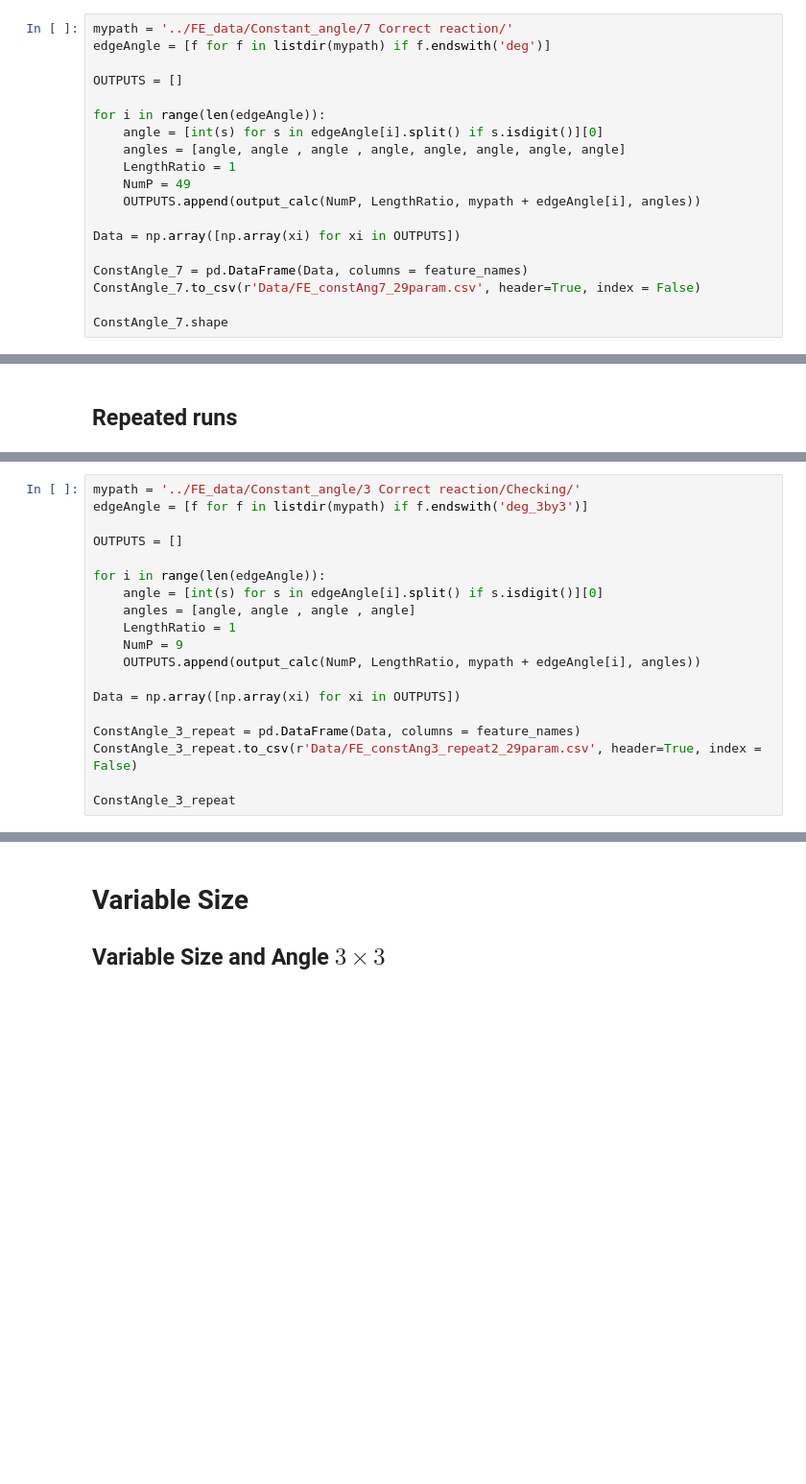
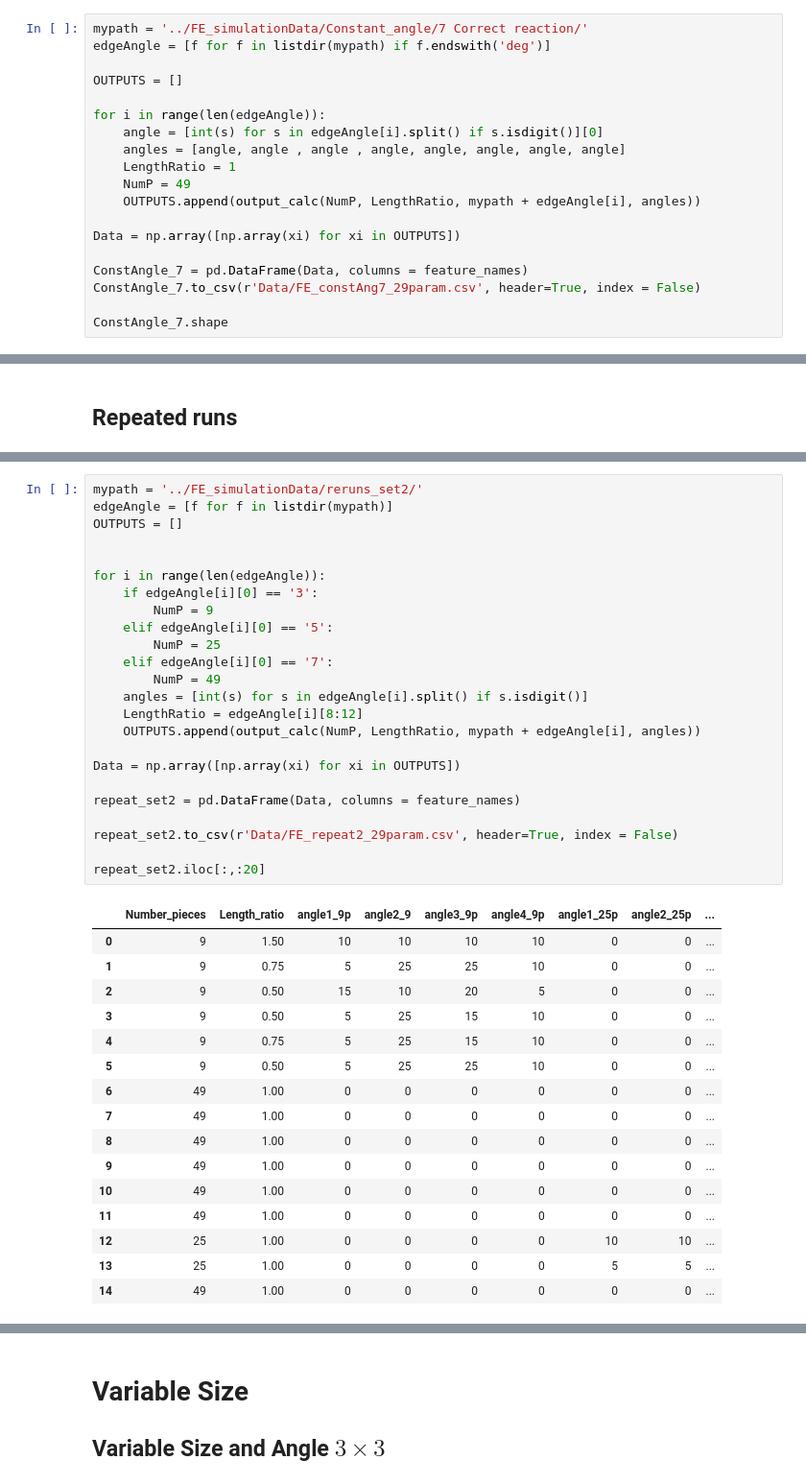
Before and after one commit to Razybehbahani/ML, a Jupyter notebook: FE_analysis/FE_dataCleaning_18angles.ipynb, the cells around one changed output, grey strips where cells are left out. Shown at 96% size. Drawn from its saved outputs; the diff is of its cells as text; blank space fills up the shorter version.

Commit message:
update cleaning, adding output time dep.

```diff
--- a/FE_analysis/FE_dataCleaning_18angles.ipynb
+++ b/FE_analysis/FE_dataCleaning_18angles.ipynb
@@ -162,7 +167,7 @@ ConstAngle_5.shape
 # %% [output]
 (5, 29)
 # %%
-mypath = '../FE_data/Constant_angle/7 Correct reaction/'
+mypath = '../FE_simulationData/Constant_angle/7 Correct reaction/'
 edgeAngle = [f for f in listdir(mypath) if f.endswith('deg')]
 
 OUTPUTS = []
@@ -212,19 +191,0 @@ ConstAngle_3_repeat
-# %%
-mypath = '../FE_data/Constant_angle/3 Correct reaction/Checking/'
-edgeAngle = [f for f in listdir(mypath) if f.endswith('deg_3by3')]
-
-OUTPUTS = []
-
-for i in range(len(edgeAngle)):
-    angle = [int(s) for s in edgeAngle[i].split() if s.isdigit()][0]
-    angles = [angle, angle , angle , angle]
-    LengthRatio = 1
-    NumP = 9
-    OUTPUTS.append(output_calc(NumP, LengthRatio, mypath + edgeAngle[i], angles))
-
-Data = np.array([np.array(xi) for xi in OUTPUTS])
-
-ConstAngle_3_repeat = pd.DataFrame(Data, columns = feature_names)
-ConstAngle_3_repeat.to_csv(r'Data/FE_constAng3_repeat2_29param.csv', header=True, index = False)
-
-ConstAngle_3_repeat
@@ -236,0 +225,41 @@ ConstAngle_3_repeat
+# %%
+mypath = '../FE_simulationData/reruns_set2/'
+edgeAngle = [f for f in listdir(mypath)]
+OUTPUTS = []
+
+
+for i in range(len(edgeAngle)):
+    if edgeAngle[i][0] == '3':
+        NumP = 9
+    elif edgeAngle[i][0] == '5':
+        NumP = 25
+    elif edgeAngle[i][0] == '7':
+        NumP = 49
+    angles = [int(s) for s in edgeAngle[i].split() if s.isdigit()]
+    LengthRatio = edgeAngle[i][8:12]
+    OUTPUTS.append(output_calc(NumP, LengthRatio, mypath + edgeAngle[i], angles))
+
+Data = np.array([np.array(xi) for xi in OUTPUTS])
+
+repeat_set2 = pd.DataFrame(Data, columns = feature_names)
+
+repeat_set2.to_csv(r'Data/FE_repeat2_29param.csv', header=True, index = False)
+
+repeat_set2.iloc[:,:20]
+# %% [output]
+|  | Number_pieces | Length_ratio | angle1_9p | angle2_9 | angle3_9p | angle4_9p | angle1_25p | angle2_25p | ... |
+| 0 | 9 | 1.50 | 10 | 10 | 10 | 10 | 0 | 0 | ... |
+| 1 | 9 | 0.75 | 5 | 25 | 25 | 10 | 0 | 0 | ... |
+| 2 | 9 | 0.50 | 15 | 10 | 20 | 5 | 0 | 0 | ... |
+| 3 | 9 | 0.50 | 5 | 25 | 15 | 10 | 0 | 0 | ... |
+| 4 | 9 | 0.75 | 5 | 25 | 15 | 10 | 0 | 0 | ... |
+| 5 | 9 | 0.50 | 5 | 25 | 25 | 10 | 0 | 0 | ... |
+| 6 | 49 | 1.00 | 0 | 0 | 0 | 0 | 0 | 0 | ... |
+| 7 | 49 | 1.00 | 0 | 0 | 0 | 0 | 0 | 0 | ... |
+| 8 | 49 | 1.00 | 0 | 0 | 0 | 0 | 0 | 0 | ... |
+| 9 | 49 | 1.00 | 0 | 0 | 0 | 0 | 0 | 0 | ... |
+| 10 | 49 | 1.00 | 0 | 0 | 0 | 0 | 0 | 0 | ... |
+| 11 | 49 | 1.00 | 0 | 0 | 0 | 0 | 0 | 0 | ... |
+| 12 | 25 | 1.00 | 0 | 0 | 0 | 0 | 10 | 10 | ... |
+| 13 | 25 | 1.00 | 0 | 0 | 0 | 0 | 5 | 5 | ... |
+| 14 | 49 | 1.00 | 0 | 0 | 0 | 0 | 0 | 0 | ... |
```
Also changed, not shown: parts of 10 cells of this notebook, 1 other file.
